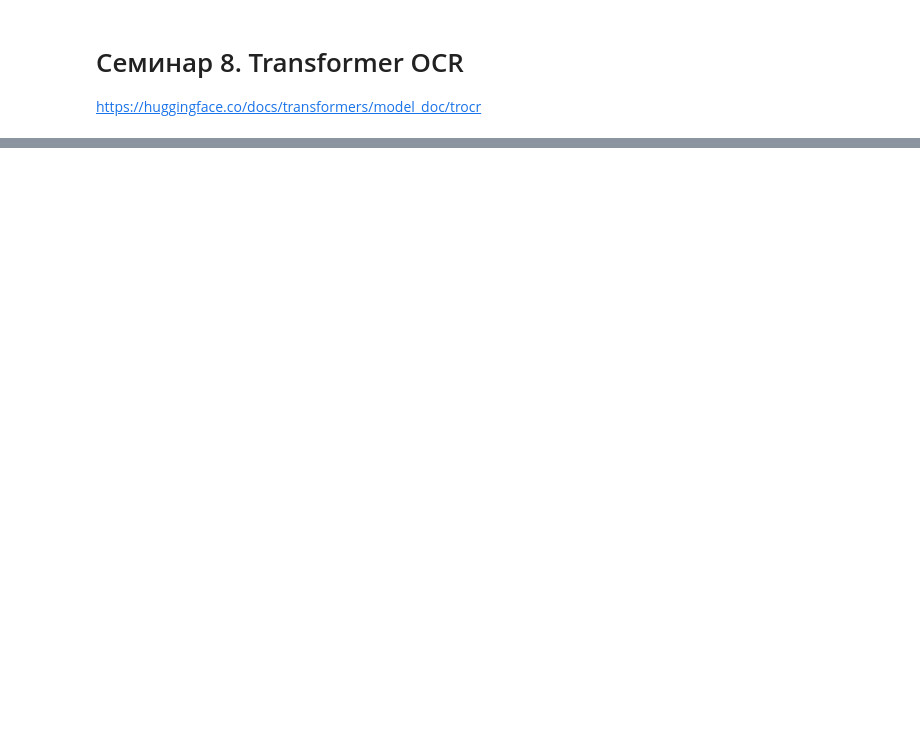
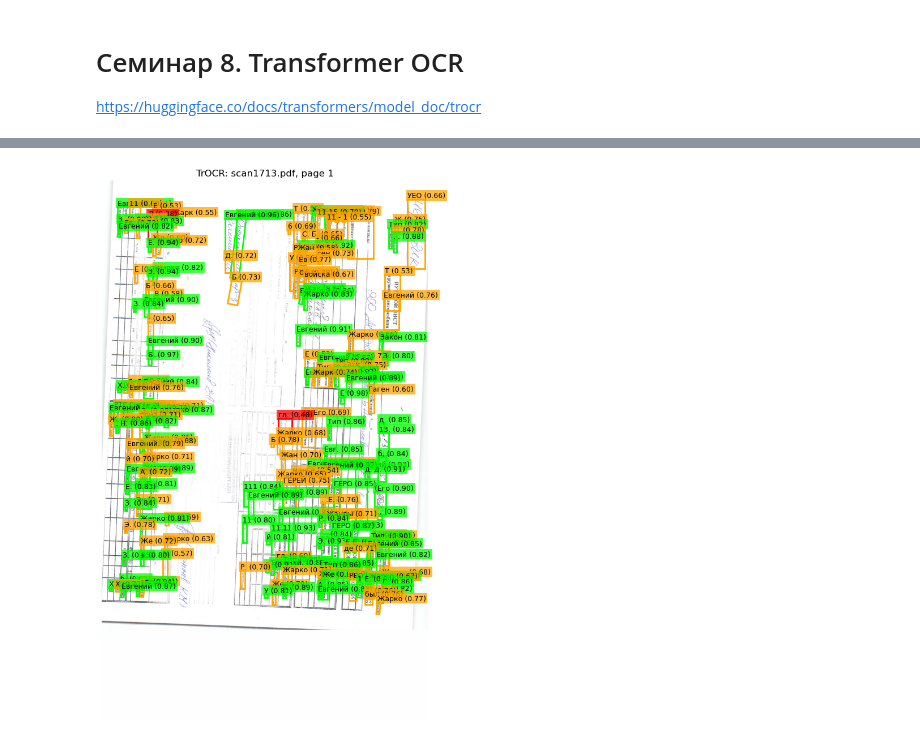
Before and after one commit to Halva773/comp_vision_course, a Jupyter notebook: CodeLab_8_Transformers.ipynb, the cells around one changed output, grey strips where cells are left out. Cells and saved outputs as stored; diff of their text form; code cells hidden in the pictures; blank space fills up the shorter version.

```diff
--- a/CodeLab_8_Transformers.ipynb
+++ b/CodeLab_8_Transformers.ipynb
@@ -100,0 +359,5 @@ else:
+# %%
+scan1713_trocr_start = time.perf_counter()
+scan1713_trocr_rows = trocr_recognize_detections(scan1713_image, scan1713_easyocr_detections)
+scan1713_trocr_time = time.perf_counter() - scan1713_trocr_start
+scan1713_trocr_text = trocr_text(scan1713_trocr_rows)
@@ -100,0 +416,4 @@ else:
+# %%
+visualize_trocr_result(scan1713_image, scan1713_trocr_rows, "TrOCR: scan1713.pdf, page 1")
+# %% [output]
+[figure, added]
```
Also changed, not shown: parts of 34 cells of this notebook, 7 other files.
